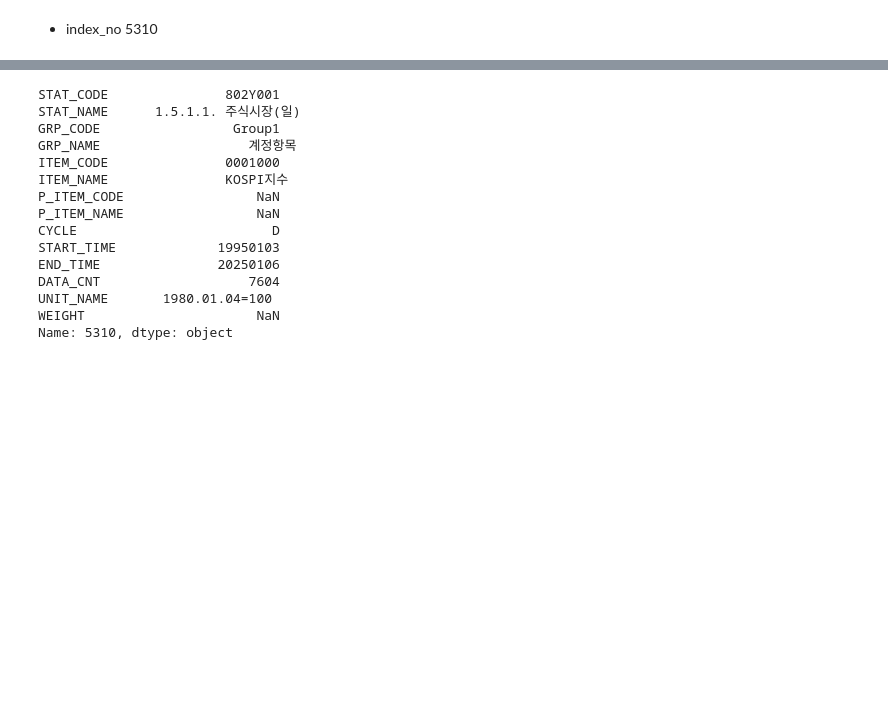
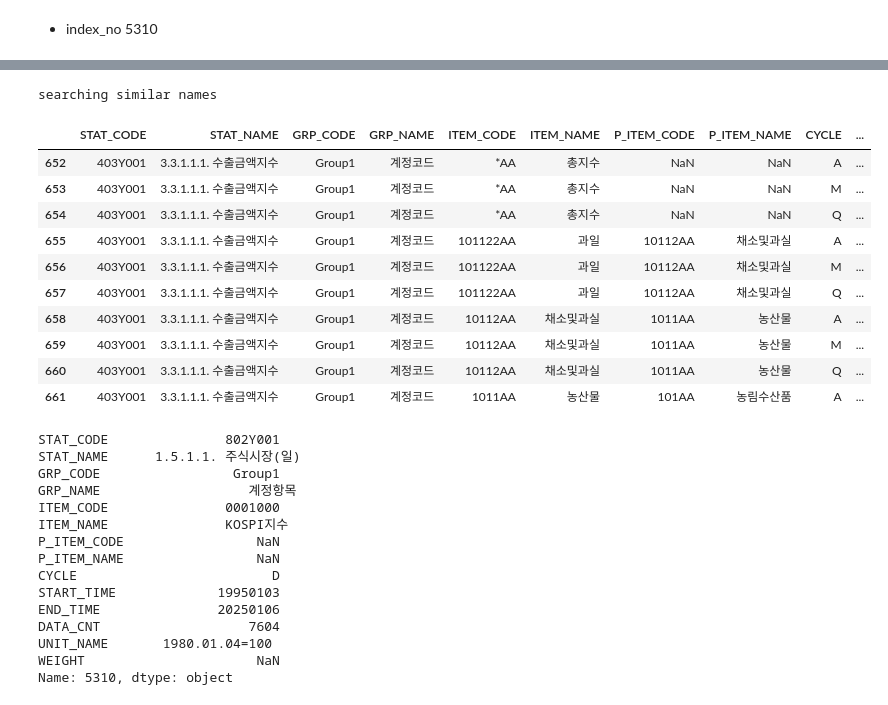
Before and after one commit to jmlee8939/ecos_api_loader, a Jupyter notebook: package_test.ipynb, the cells around one changed output, grey strips where cells are left out. Cells and saved outputs as stored; diff of their text form; code cells hidden in the pictures; blank space fills up the shorter version.

Commit message:
update for ver0.0.8
search 알고리즘 개선

```diff
--- a/package_test.ipynb
+++ b/package_test.ipynb
@@ -47,6 +47,21 @@ client.stats_codes.search_stats_code('주식시장')
 | 5317 | 802Y001 | 1.5.1.1. 주식시장(일) | Group1 | 계정항목 | 0090000 | 거래량(만주 : 코스닥시장, 잠정치) | 0089000 | KOSDAQ지수 | D | ... |
 | 5318 | 802Y001 | 1.5.1.1. 주식시장(일) | Group1 | 계정항목 | 0091000 | 거래대금(억원 : 코스닥시장, 잠정치) | 0089000 | KOSDAQ지수 | D | ... |
 | 5319 | 802Y001 | 1.5.1.1. 주식시장(일) | Group1 | 계정항목 | 0113000 | 외국인 순매수(코스닥시장, 잠정치) | 0089000 | KOSDAQ지수 | D | ... |
+# %%
+client.stats_codes.search_stats_code('수출액')
+# %% [output]
+searching similar names
+|  | STAT_CODE | STAT_NAME | GRP_CODE | GRP_NAME | ITEM_CODE | ITEM_NAME | P_ITEM_CODE | P_ITEM_NAME | CYCLE | ... |
+| 652 | 403Y001 | 3.3.1.1.1. 수출금액지수 | Group1 | 계정코드 | *AA | 총지수 | NaN | NaN | A | ... |
+| 653 | 403Y001 | 3.3.1.1.1. 수출금액지수 | Group1 | 계정코드 | *AA | 총지수 | NaN | NaN | M | ... |
+| 654 | 403Y001 | 3.3.1.1.1. 수출금액지수 | Group1 | 계정코드 | *AA | 총지수 | NaN | NaN | Q | ... |
+| 655 | 403Y001 | 3.3.1.1.1. 수출금액지수 | Group1 | 계정코드 | 101122AA | 과일 | 10112AA | 채소및과실 | A | ... |
+| 656 | 403Y001 | 3.3.1.1.1. 수출금액지수 | Group1 | 계정코드 | 101122AA | 과일 | 10112AA | 채소및과실 | M | ... |
+| 657 | 403Y001 | 3.3.1.1.1. 수출금액지수 | Group1 | 계정코드 | 101122AA | 과일 | 10112AA | 채소및과실 | Q | ... |
+| 658 | 403Y001 | 3.3.1.1.1. 수출금액지수 | Group1 | 계정코드 | 10112AA | 채소및과실 | 1011AA | 농산물 | A | ... |
+| 659 | 403Y001 | 3.3.1.1.1. 수출금액지수 | Group1 | 계정코드 | 10112AA | 채소및과실 | 1011AA | 농산물 | M | ... |
+| 660 | 403Y001 | 3.3.1.1.1. 수출금액지수 | Group1 | 계정코드 | 10112AA | 채소및과실 | 1011AA | 농산물 | Q | ... |
+| 661 | 403Y001 | 3.3.1.1.1. 수출금액지수 | Group1 | 계정코드 | 1011AA | 농산물 | 101AA | 농림수산품 | A | ... |
 # %%
 client.stats_codes.stats_codes_info.loc[5310]
 # %% [output]
```
Also changed, not shown: parts of 1 cell of this notebook, 7 other files.
